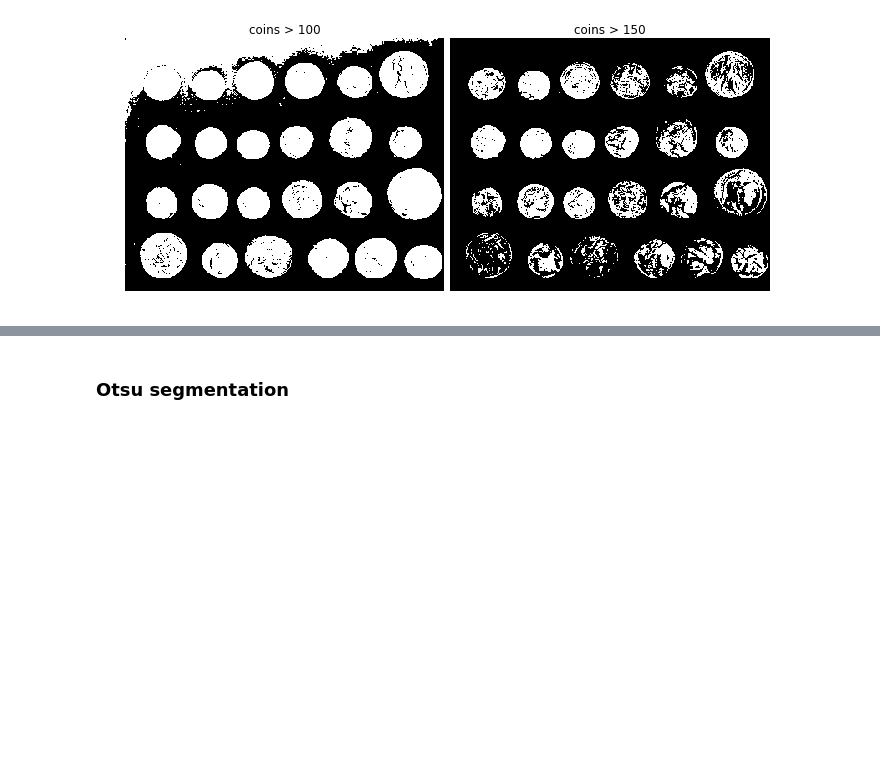
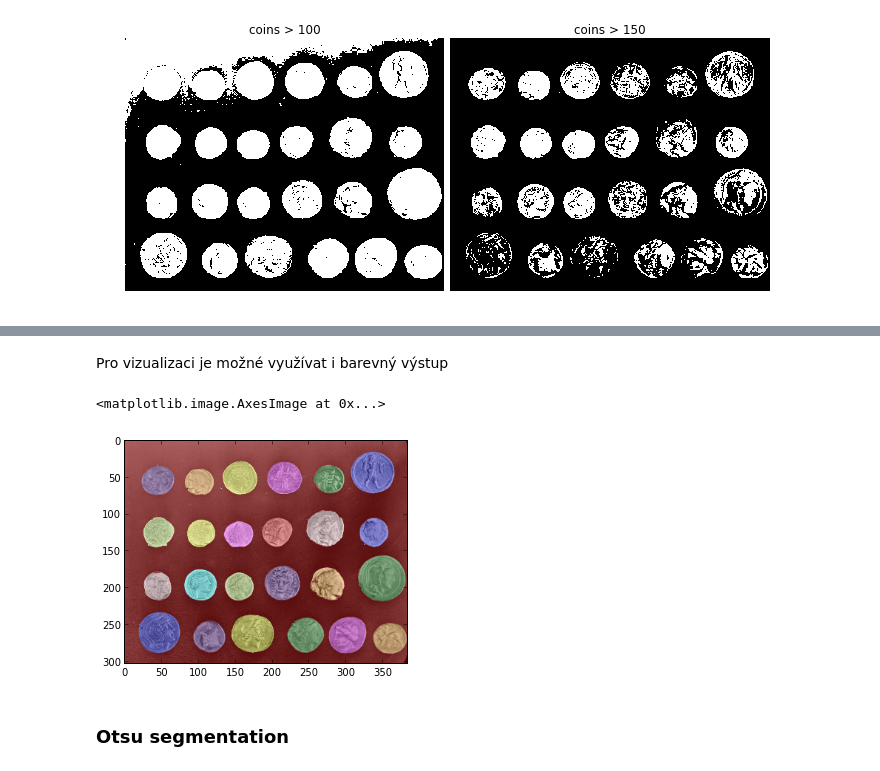
Before and after one commit to mjirik/ZDO, a Jupyter notebook: ZDOcv7.ipynb, the cells around one changed output, grey strips where cells are left out. Saved outputs shown, nothing was run; the diff lists cells and outputs as text; code cells hidden in the pictures; blank space fills up the shorter version.

```diff
--- a/ZDOcv7.ipynb
+++ b/ZDOcv7.ipynb
@@ -62,3 +103,12 @@ plt.subplots_adjust(hspace=0.01, wspace=0.01, top=1, bottom=0, left=0, right=1)
+# %% [markdown]
+Pro vizualizaci je možné využívat i barevný výstup
+# %%
+from skimage.color import label2rgb
+image_label_overlay = label2rgb(morphology.label(segmentation), image=coins)
+plt.imshow(image_label_overlay)
+# %% [output]
+<matplotlib.image.AxesImage at 0x...>
+[figure, added]
 # %% [markdown]
 ### Otsu segmentation
 # %%
```
Also changed, not shown: parts of 11 cells of this notebook, 6 other files.
